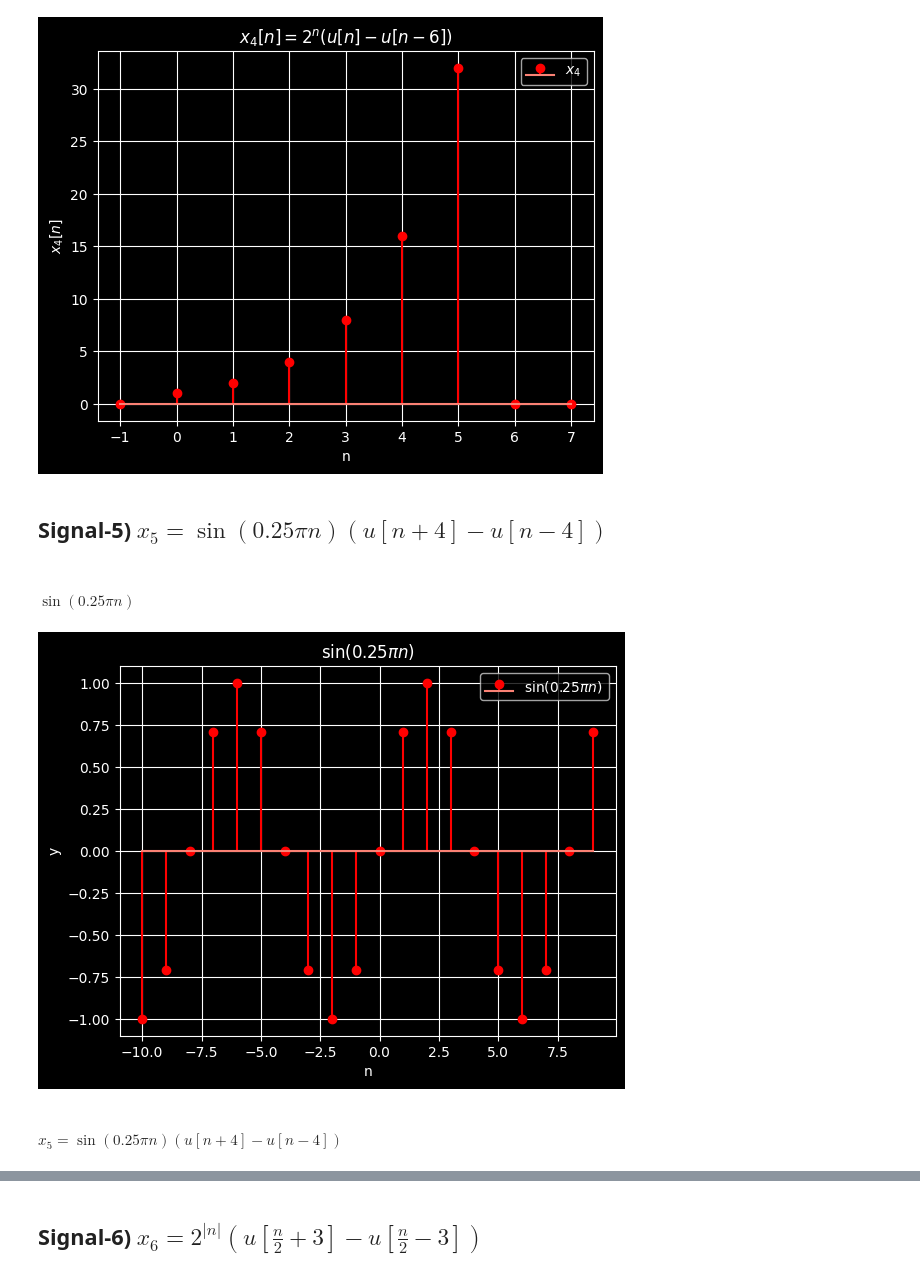
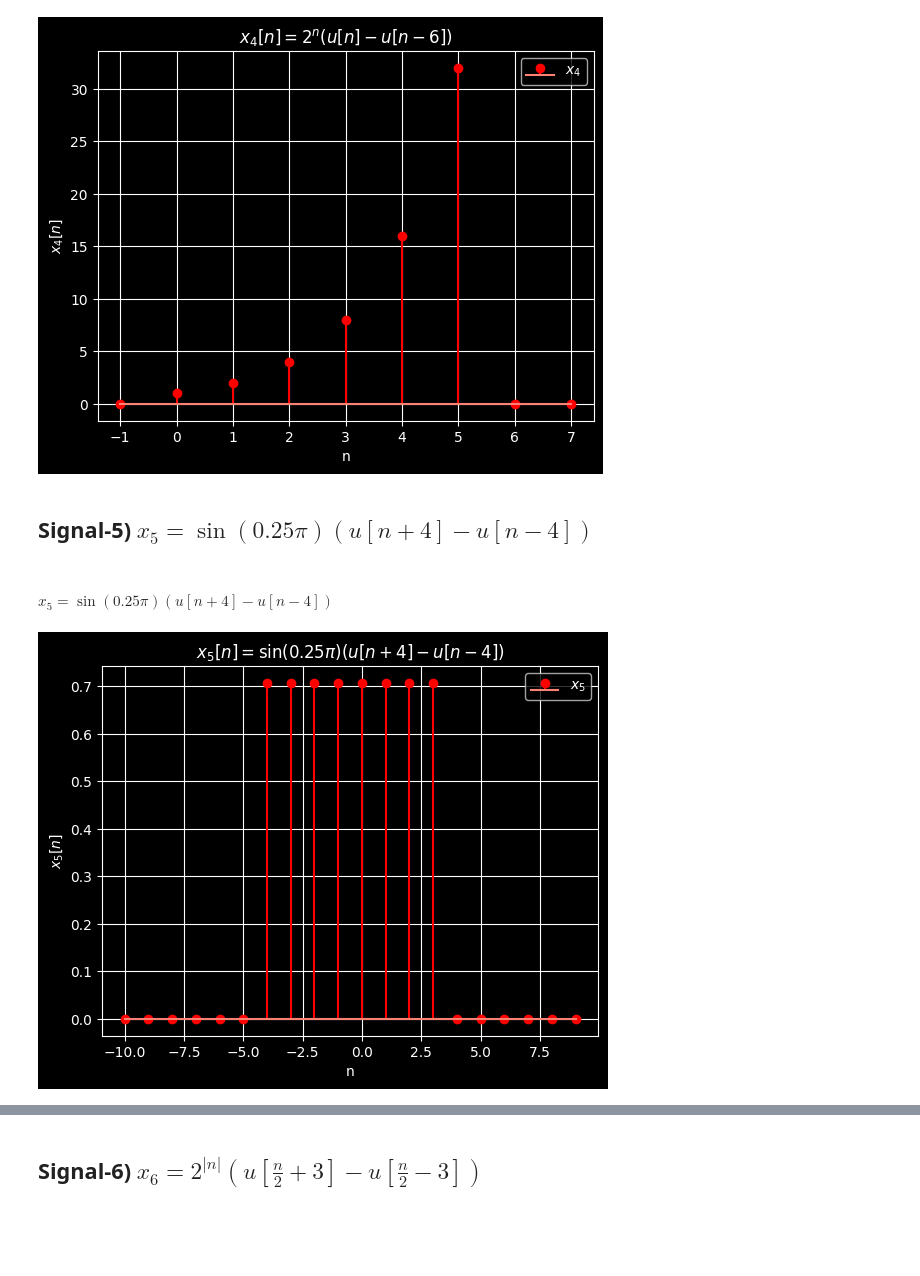
Before and after one commit to KhoshfekrMH/Dr.Ghasemian-s-Signal-Processing-Signal-Plots-with-Jupyter, a Jupyter notebook: FinalProject/1-ploting.ipynb, the cells around one changed output, grey strips where cells are left out. Saved outputs shown, nothing was run; the diff lists cells and outputs as text; code cells hidden in the pictures; blank space fills up the shorter version.

Commit message:
fix: change formula
change signal formula in part 5 of ploting.ipynb (remove n in sin)

```diff
--- a/FinalProject/1-ploting.ipynb
+++ b/FinalProject/1-ploting.ipynb
@@ -318,31 +318,31 @@ plt.grid(True)
 # %% [output]
 [figure]
 # %% [markdown]
-Signal-5) $x_{5} = \sin(0.25 \pi n)(u[n+4] - u[n-4])$
+Signal-5) $x_{5} = \sin(0.25 \pi)(u[n+4] - u[n-4])$
 --
 # %% [markdown]
-#### $\sin(0.25 \pi n)$
+#### $x_{5} = \sin(0.25 \pi)(u[n+4] - u[n-4])$
 # %%
-def sin_function(n):
-  return np.sin(0.25 * np.pi * n)
+def x5(n):
+  u_n_plus_4 = np.where(n >= -4, 1, 0)  # u[n+4] is 1 for n >= -4, otherwise 0
+  u_n_minus_4 = np.where(n >= 4, 1, 0)  # u[n-4] is 1 for n >= 4, otherwise 0
+  return np.sin(0.25 * np.pi) * (u_n_plus_4 - u_n_minus_4)
 
 # Set the range for n
-n = np.arange(-10, 10)  # Example range from -10 to 10
+n = np.arange(-10, 10)
 
 # Compute the values of the function
-y_values = sin_function(n)
+y_values = x5(n)
 
 # Plot the discrete signal
-plt.stem(n, y_values, 'r', label='$\sin(0.25 \pi n)$')
-plt.title(r'$\sin(0.25 \pi n)$')
+plt.stem(n, y_values, 'r', label='$x_{5}$')
+plt.title(r'$x_5[n] = \sin(0.25 \pi)(u[n+4] - u[n-4])$')
 plt.xlabel('n')
-plt.ylabel('y')
+plt.ylabel('$x_5[n]$')
 plt.legend()
 
 # Show the plot
 plt.style.use('dark_background')
 plt.grid(True)
 # %% [output]
-[figure, old version]
+[figure, new version]
-# %% [markdown]
-#### $x_{5} = \sin(0.25 \pi n)(u[n+4] - u[n-4])$
```
Also changed, not shown: parts of 1 cell of this notebook.
